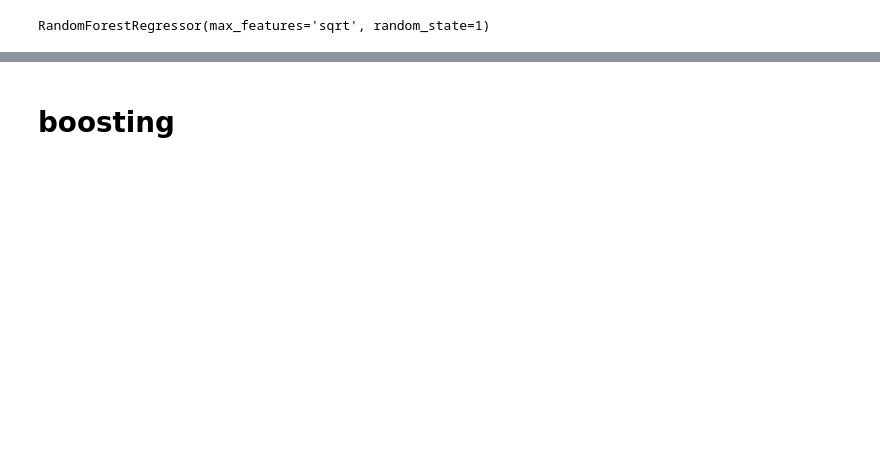
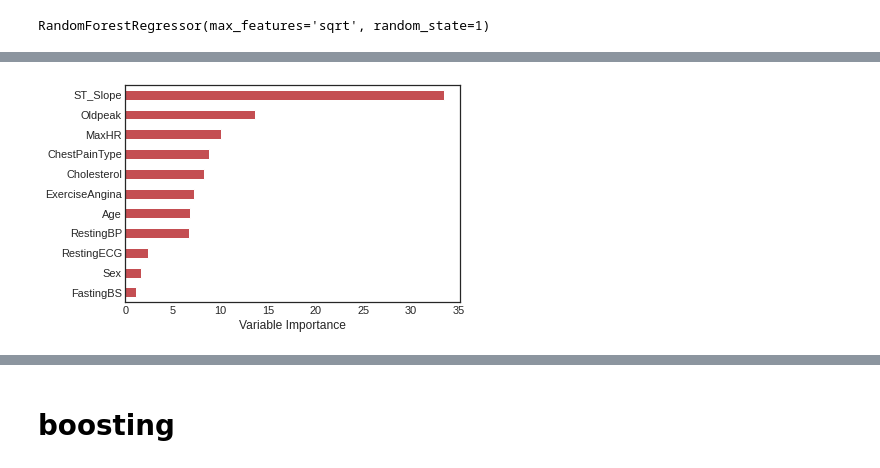
Before and after one commit to sarahnolan15/APA-Project-, a Jupyter notebook: APA_Project.ipynb, the cells around one changed output, grey strips where cells are left out. Cells and saved outputs as stored; diff of their text form; code cells hidden in the pictures; blank space fills up the shorter version.

```diff
--- a/APA_Project.ipynb
+++ b/APA_Project.ipynb
@@ -598,8 +621,10 @@ mean_squared_error(y_test, pred)
 # %%
-Importance = pd.DataFrame({'Importance':regr2.feature_importances_*100}, index=X.columns)
+Importance = pd.DataFrame({'Importance':regr2.feature_importances_*100}, index=X_train.columns)
 Importance.sort_values('Importance', axis=0, ascending=True).plot(kind='barh', color='r', )
 plt.xlabel('Variable Importance')
 plt.gca().legend_ = None
+# %% [output]
+[figure, added]
 # %%
 from sklearn.model_selection import RandomizedSearchCV
 # Number of trees in random forest
```
Also changed, not shown: parts of 96 cells of this notebook.
